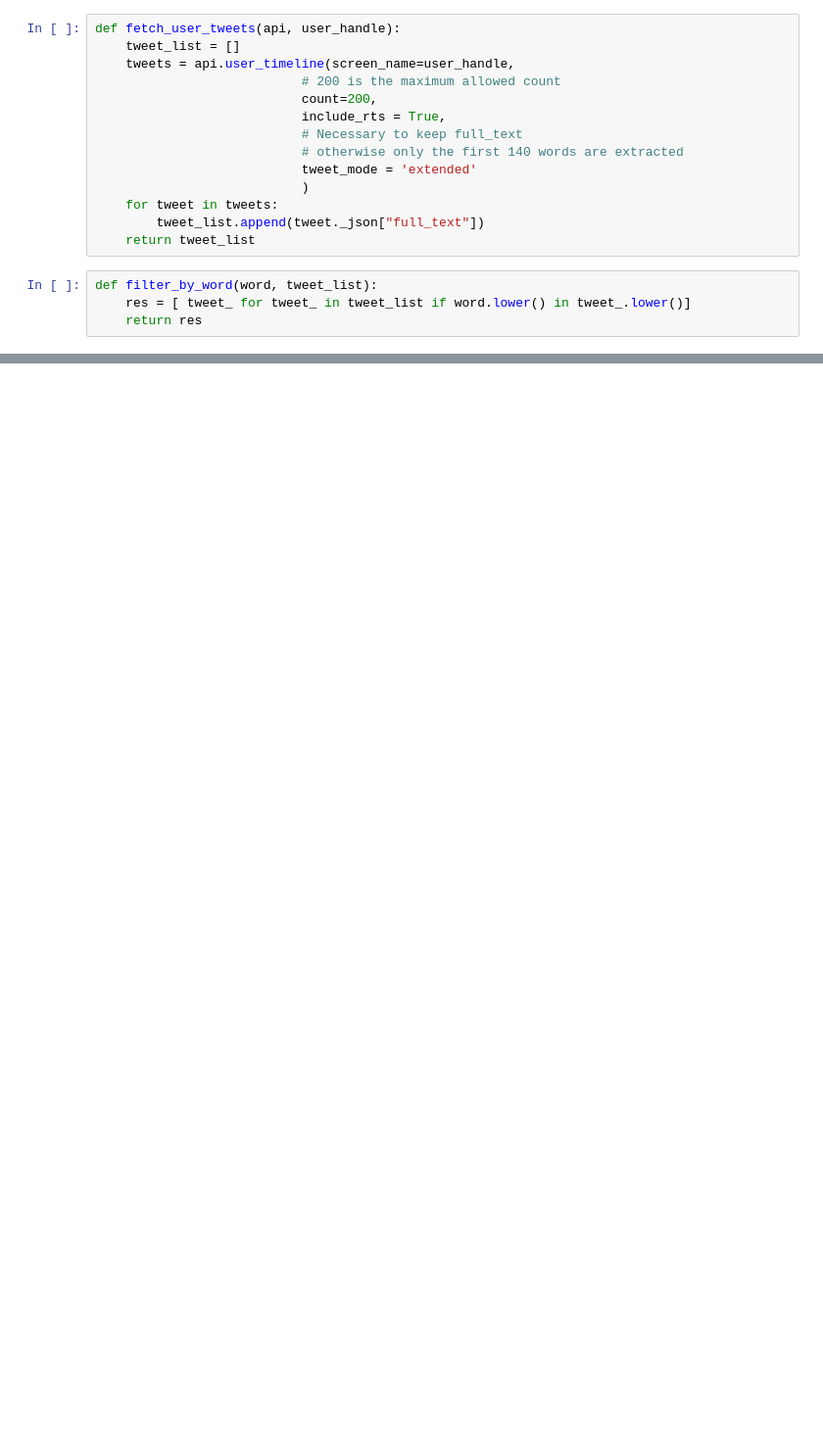
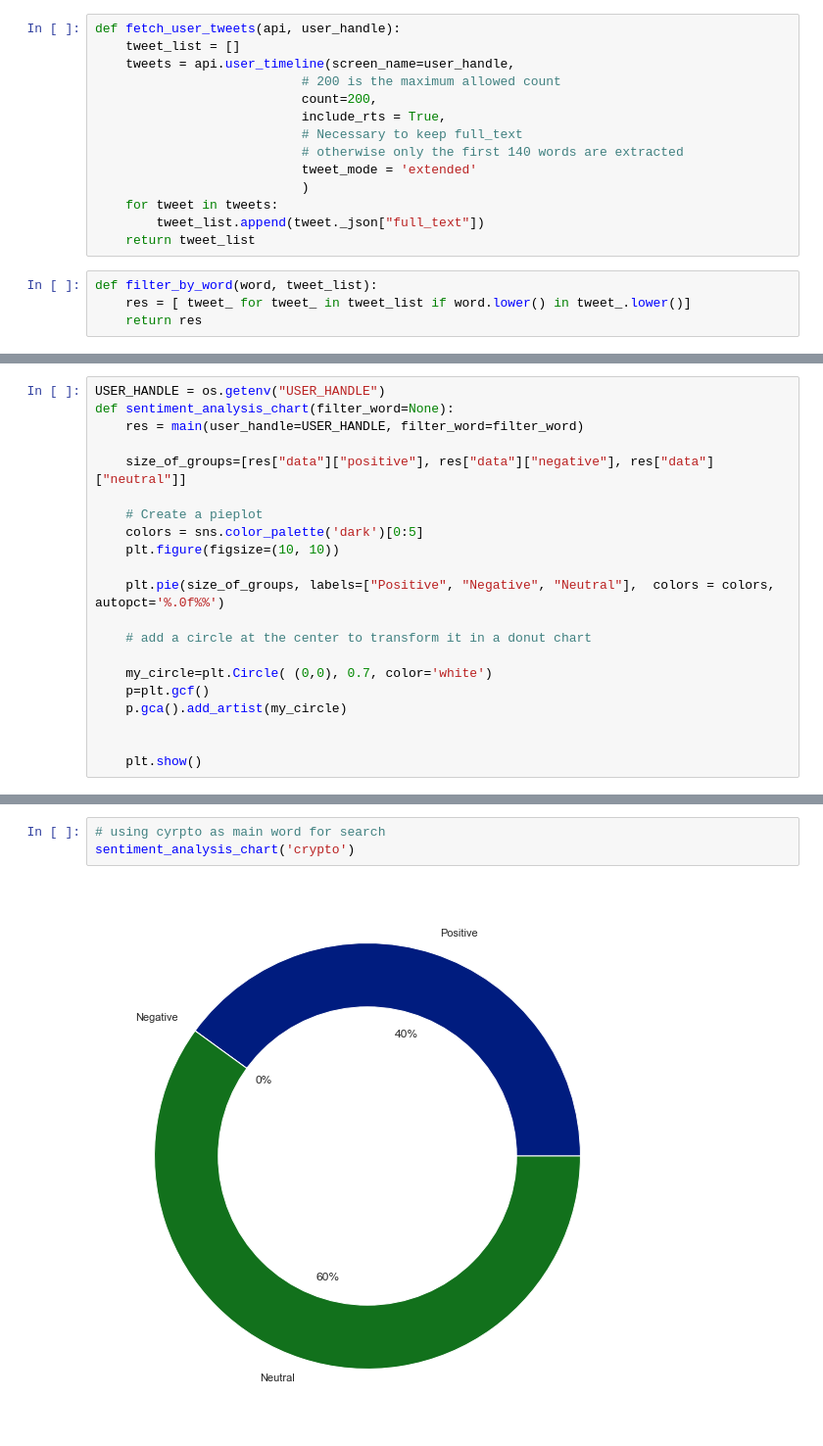
Before and after one commit to elseagle/blockchain_data_engineering, a Jupyter notebook: sentiment_analysis/logic.ipynb, the cells around one changed output, grey strips where cells are left out. Shown at 98% size. Drawn from its saved outputs; the diff is of its cells as text; blank space fills up the shorter version.

```diff
--- a/sentiment_analysis/logic.ipynb
+++ b/sentiment_analysis/logic.ipynb
@@ -103,0 +210,21 @@ Config successful
+# %%
+USER_HANDLE = os.getenv("USER_HANDLE")
+def sentiment_analysis_chart(filter_word=None):
+    res = main(user_handle=USER_HANDLE, filter_word=filter_word)
+
+    size_of_groups=[res["data"]["positive"], res["data"]["negative"], res["data"]["neutral"]]
+
+    # Create a pieplot
+    colors = sns.color_palette('dark')[0:5]
+    plt.figure(figsize=(10, 10))
+
+    plt.pie(size_of_groups, labels=["Positive", "Negative", "Neutral"],  colors = colors, autopct='%.0f%%')
+
+    # add a circle at the center to transform it in a donut chart
+
+    my_circle=plt.Circle( (0,0), 0.7, color='white')
+    p=plt.gcf()
+    p.gca().add_artist(my_circle)
+
+
+    plt.show()
@@ -103,0 +242,5 @@ Config successful
+# %%
+# using cyrpto as main word for search
+sentiment_analysis_chart('crypto')
+# %% [output]
+[figure, added]
```
Also changed, not shown: parts of 18 cells of this notebook.
